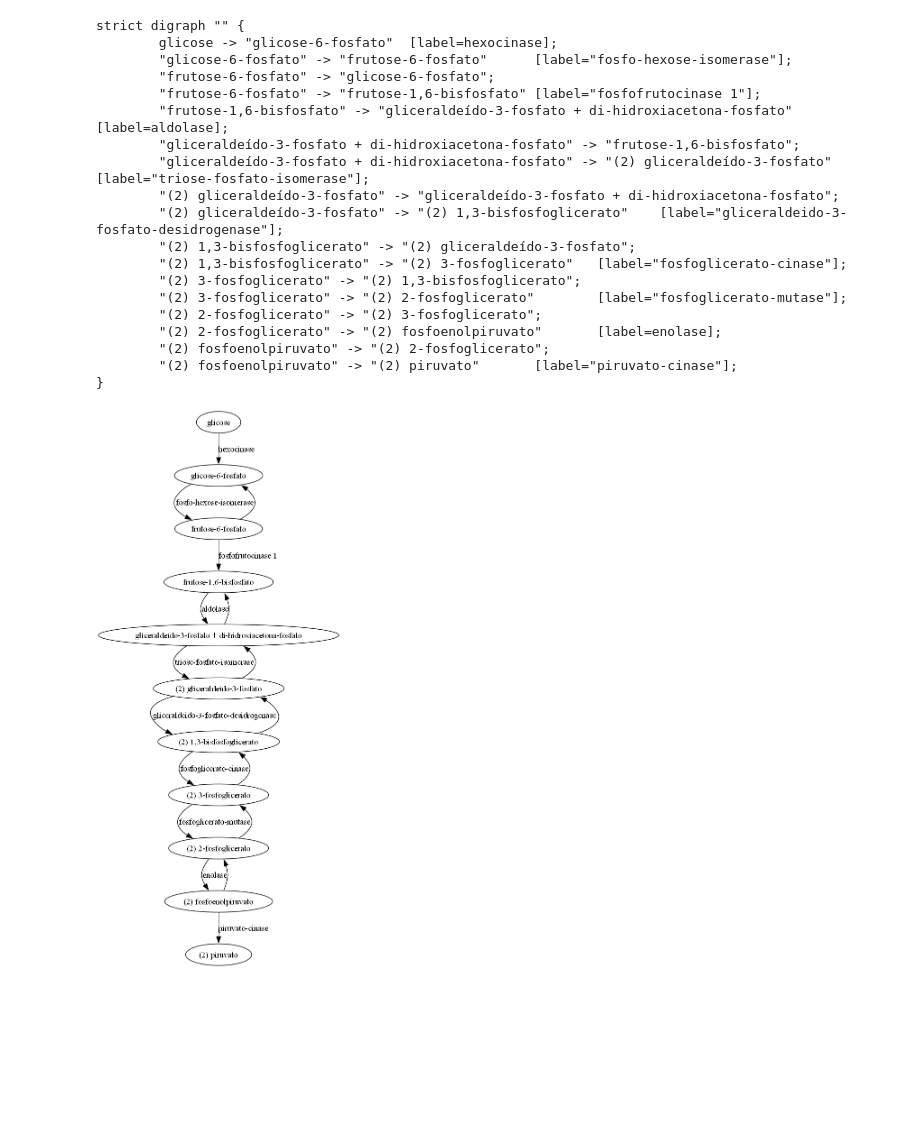
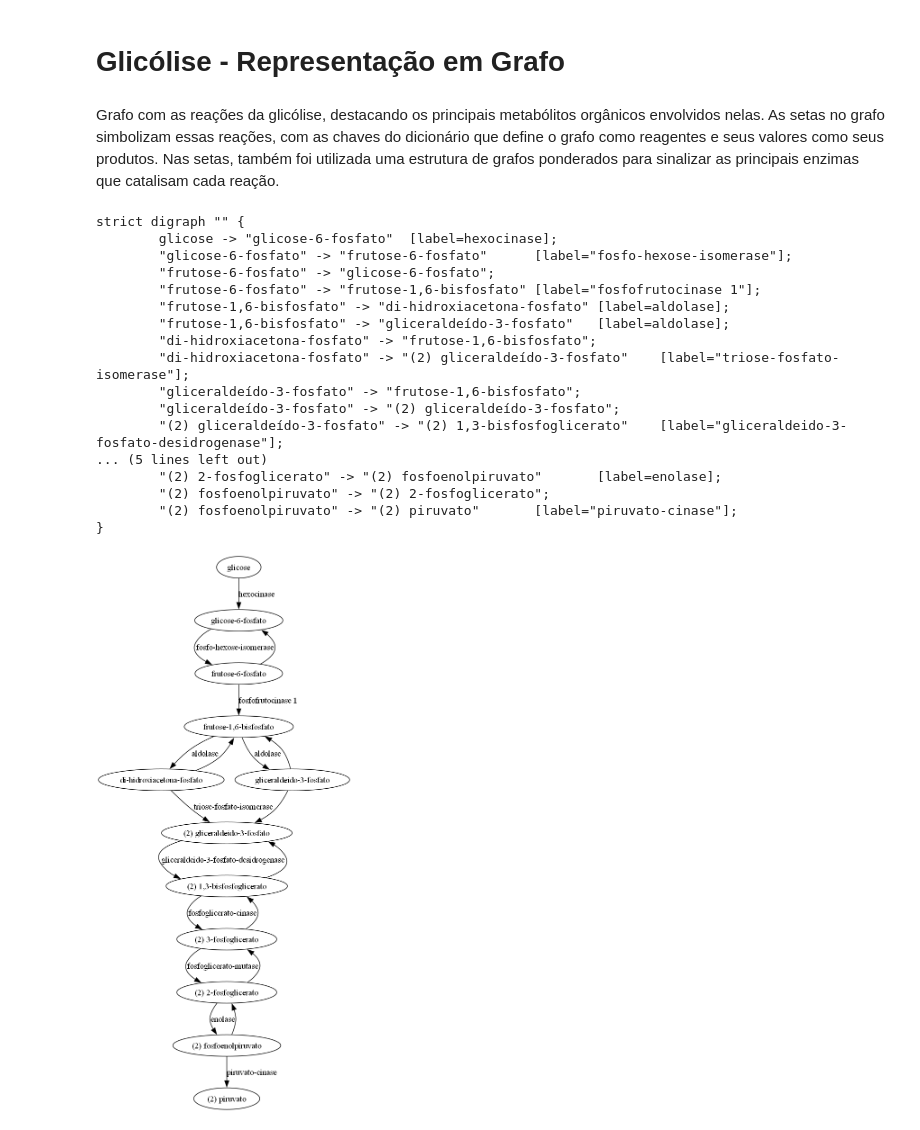
Before and after one commit to VitorBairral/RotasMetabolicas, a Jupyter notebook: Glicolise.ipynb, the cells around one changed output. Saved outputs shown, nothing was run; the diff lists cells and outputs as text; code cells hidden in the pictures; blank space fills up the shorter version.

```diff
--- a/Glicolise.ipynb
+++ b/Glicolise.ipynb
@@ -1,13 +1,18 @@
+# %% [markdown]
+# Glicólise - Representação em Grafo
+# %% [markdown]
+Grafo com as reações da glicólise, destacando os principais metabólitos orgânicos envolvidos nelas.
+As setas no grafo simbolizam essas reações, com as chaves do dicionário que define o grafo
+como reagentes e seus valores como seus produtos. Nas setas, também foi utilizada uma estrutura
+de grafos ponderados para sinalizar as principais enzimas que catalisam cada reação.
 # %%
-import networkx as nx
-
 glicolise = {
     "glicose": {
-        "Glicose-6-fosfato": {"label": "Hexocinase"}
+        "glicose-6-fosfato": {"label": "hexocinase"}
     },
 
     "glicose-6-fosfato": {
-        "Frutose-6-fosfato": {"label": "Fosfo-hexose-isomerase"}
+        "frutose-6-fosfato": {"label": "fosfo-hexose-isomerase"}
     },
 
     "frutose-6-fosfato": {
@@ -16,16 +21,21 @@ glicolise = {
     },
 
     "frutose-1,6-bisfosfato": {
-        "Gliceraldeído-3-fosfato + di-hidroxiacetona-fosfato": {"label": "aldolase"}
+        "gliceraldeído-3-fosfato": {"label": "aldolase"},
+        "di-hidroxiacetona-fosfato": {"label": "aldolase"},
     },
 
-    "gliceraldeído-3-fosfato + di-hidroxiacetona-fosfato": {
-        "Frutose-1,6-bisfosfato": {"label": ""},
+    "di-hidroxiacetona-fosfato": {
+        "frutose-1,6-bisfosfato": {"label": ""},
         "(2) gliceraldeído-3-fosfato": {"label": "triose-fosfato-isomerase"}
     },
 
+    "gliceraldeído-3-fosfato": {
+        "frutose-1,6-bisfosfato": {"label": ""},
+        "(2) gliceraldeído-3-fosfato": {"label": ""}
+    },
+
     "(2) gliceraldeído-3-fosfato": {
-        "gliceraldeído-3-fosfato + di-hidroxiacetona-fosfato": {"label": ""},
         "(2) 1,3-bisfosfoglicerato": {"label": "gliceraldeido-3-fosfato-desidrogenase"}
     },
 
@@ -51,34 +61,34 @@ glicolise = {
 
 }
 # %%
+import networkx as nx
 from networkx.drawing.nx_agraph import to_agraph
 
 g = nx.DiGraph(glicolise)
 glicolise = to_agraph(g)
 
 print(glicolise.to_string())
 
 from IPython.display import Image, display
 
 display(Image(glicolise.draw(format="png", prog="dot")))
+glicolise.draw("glicolise.png", format="png", prog="dot")
 # %% [output]
 strict digraph "" {
         glicose -> "glicose-6-fosfato"  [label=hexocinase];
         "glicose-6-fosfato" -> "frutose-6-fosfato"      [label="fosfo-hexose-isomerase"];
         "frutose-6-fosfato" -> "glicose-6-fosfato";
         "frutose-6-fosfato" -> "frutose-1,6-bisfosfato" [label="fosfofrutocinase 1"];
-        "frutose-1,6-bisfosfato" -> "gliceraldeído-3-fosfato + di-hidroxiacetona-fosfato"       [label=aldolase];
-        "gliceraldeído-3-fosfato + di-hidroxiacetona-fosfato" -> "frutose-1,6-bisfosfato";
-        "gliceraldeído-3-fosfato + di-hidroxiacetona-fosfato" -> "(2) gliceraldeído-3-fosfato"  [label="triose-fosfato-isomerase"];
-        "(2) gliceraldeído-3-fosfato" -> "gliceraldeído-3-fosfato + di-hidroxiacetona-fosfato";
+        "frutose-1,6-bisfosfato" -> "di-hidroxiacetona-fosfato" [label=aldolase];
+        "frutose-1,6-bisfosfato" -> "gliceraldeído-3-fosfato"   [label=aldolase];
+        "di-hidroxiacetona-fosfato" -> "frutose-1,6-bisfosfato";
+        "di-hidroxiacetona-fosfato" -> "(2) gliceraldeído-3-fosfato"    [label="triose-fosfato-isomerase"];
+        "gliceraldeído-3-fosfato" -> "frutose-1,6-bisfosfato";
+        "gliceraldeído-3-fosfato" -> "(2) gliceraldeído-3-fosfato";
         "(2) gliceraldeído-3-fosfato" -> "(2) 1,3-bisfosfoglicerato"    [label="gliceraldeido-3-fosfato-desidrogenase"];
-        "(2) 1,3-bisfosfoglicerato" -> "(2) gliceraldeído-3-fosfato";
-        "(2) 1,3-bisfosfoglicerato" -> "(2) 3-fosfoglicerato"   [label="fosfoglicerato-cinase"];
-        "(2) 3-fosfoglicerato" -> "(2) 1,3-bisfosfoglicerato";
-        "(2) 3-fosfoglicerato" -> "(2) 2-fosfoglicerato"        [label="fosfoglicerato-mutase"];
-        "(2) 2-fosfoglicerato" -> "(2) 3-fosfoglicerato";
+... (5 lines left out)
         "(2) 2-fosfoglicerato" -> "(2) fosfoenolpiruvato"       [label=enolase];
         "(2) fosfoenolpiruvato" -> "(2) 2-fosfoglicerato";
         "(2) fosfoenolpiruvato" -> "(2) piruvato"       [label="piruvato-cinase"];
 }
-[figure, old version]
+[figure, new version]
```
Also changed, not shown: parts of 1 cell of this notebook, 3 other files.
